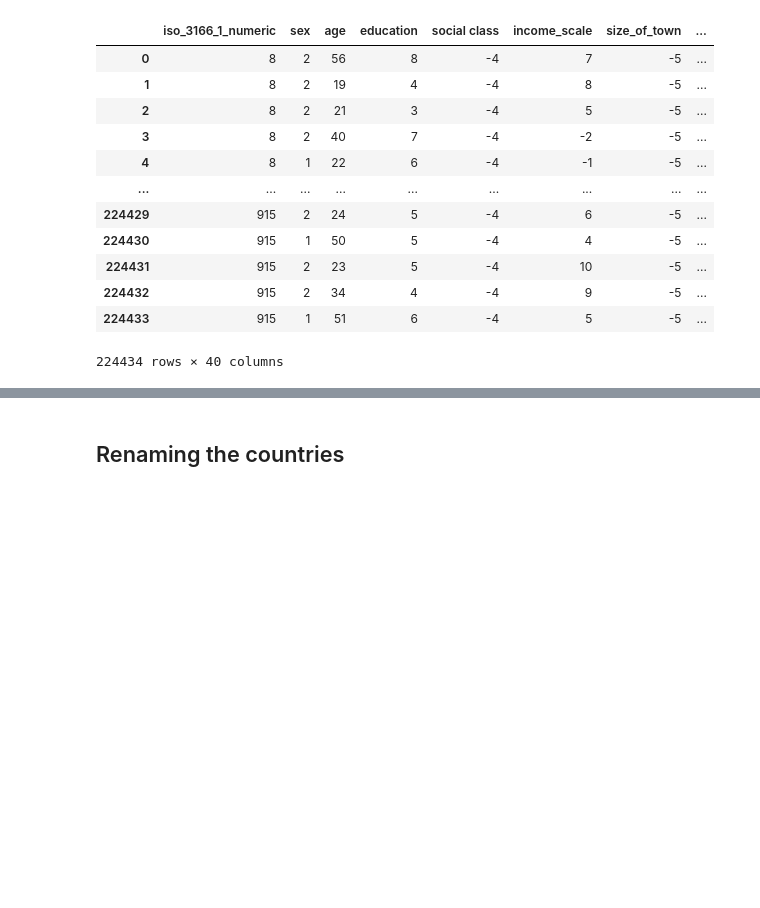
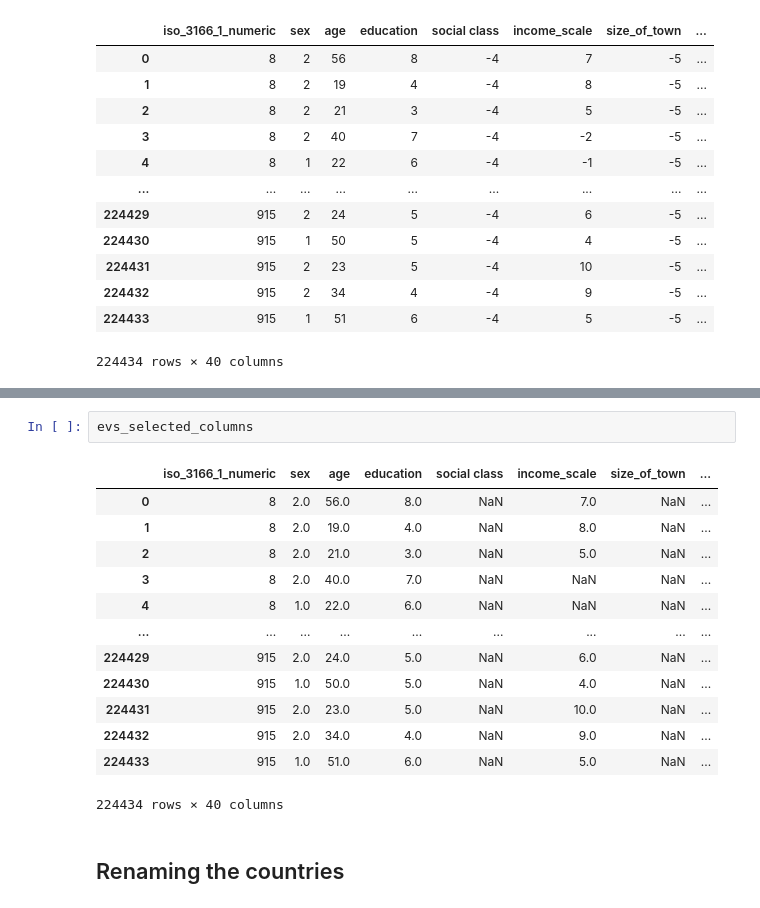
Before and after one commit to JohnH99/the-political-spectrum-in-crosscultural-perspective, a Jupyter notebook: maximum_number_of_countries_version.ipynb, the cells around one changed output, grey strips where cells are left out. Drawn from its saved outputs; the diff is of its cells as text; blank space fills up the shorter version.

```diff
--- a/maximum_number_of_countries_version.ipynb
+++ b/maximum_number_of_countries_version.ipynb
@@ -238,3 +304,19 @@ evs_selected_columns
+# %%
+evs_selected_columns
+# %% [output]
+|  | iso_3166_1_numeric | sex | age | education | social class | income_scale | size_of_town | ... |
+| 0 | 8 | 2.0 | 56.0 | 8.0 | NaN | 7.0 | NaN | ... |
+| 1 | 8 | 2.0 | 19.0 | 4.0 | NaN | 8.0 | NaN | ... |
+| 2 | 8 | 2.0 | 21.0 | 3.0 | NaN | 5.0 | NaN | ... |
+| 3 | 8 | 2.0 | 40.0 | 7.0 | NaN | NaN | NaN | ... |
+| 4 | 8 | 1.0 | 22.0 | 6.0 | NaN | NaN | NaN | ... |
+| ... | ... | ... | ... | ... | ... | ... | ... | ... |
+| 224429 | 915 | 2.0 | 24.0 | 5.0 | NaN | 6.0 | NaN | ... |
+| 224430 | 915 | 1.0 | 50.0 | 5.0 | NaN | 4.0 | NaN | ... |
+| 224431 | 915 | 2.0 | 23.0 | 5.0 | NaN | 10.0 | NaN | ... |
+| 224432 | 915 | 2.0 | 34.0 | 4.0 | NaN | 9.0 | NaN | ... |
+| 224433 | 915 | 1.0 | 51.0 | 6.0 | NaN | 5.0 | NaN | ... |
+224434 rows × 40 columns
 # %% [markdown]
 ## Renaming the countries
 # %% [markdown]
```
Also changed, not shown: parts of 40 cells of this notebook.
